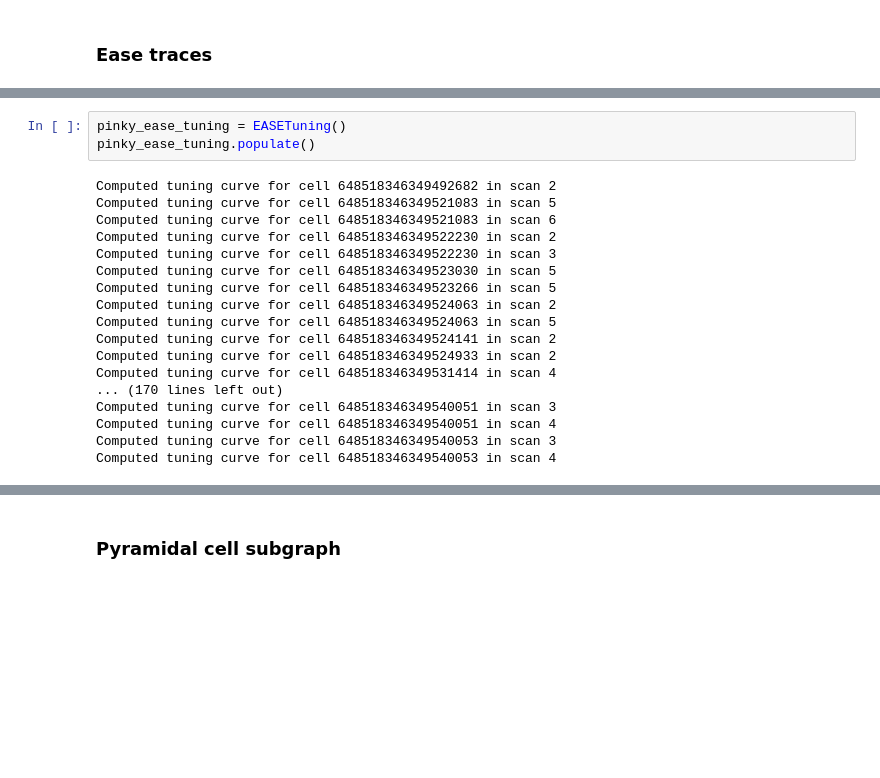
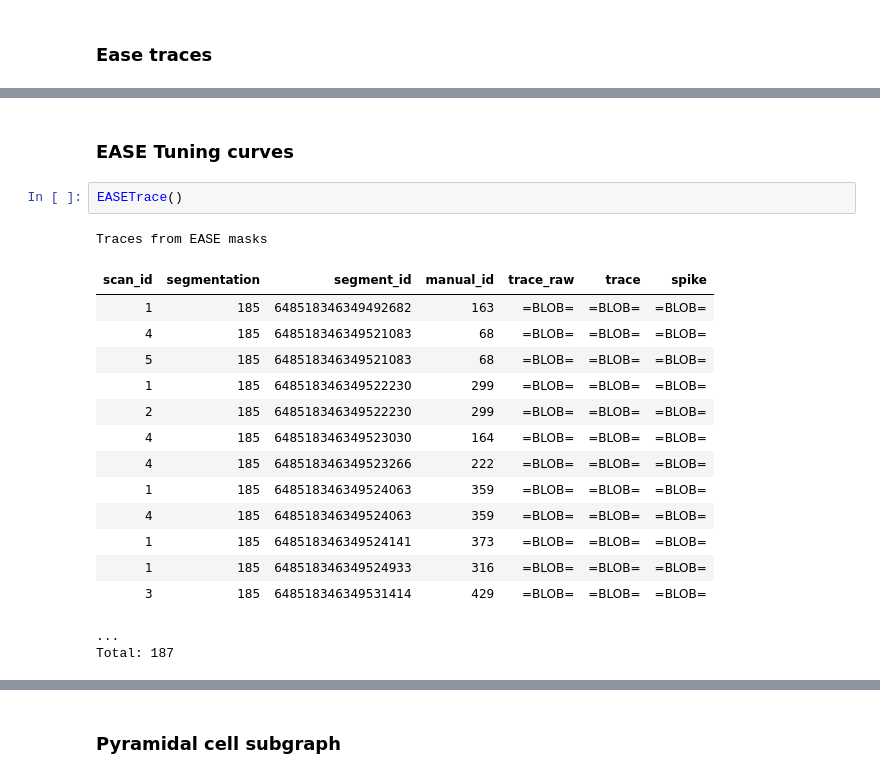
Before and after one commit to seung-lab/datajoint_seung, a Jupyter notebook: pinky_public/python/pinky.ipynb, the cells around one changed output, grey strips where cells are left out. Saved outputs shown, nothing was run; the diff lists cells and outputs as text; blank space fills up the shorter version.

```diff
--- a/pinky_public/python/pinky.ipynb
+++ b/pinky_public/python/pinky.ipynb
@@ -668,23 +619,23 @@ Traces from EASE masks
 ...
 Total: 187
-# %%
-pinky_ease_tuning = EASETuning()
-pinky_ease_tuning.populate()
-# %% [output]
-Computed tuning curve for cell 648518346349492682 in scan 2
-Computed tuning curve for cell 648518346349521083 in scan 5
-Computed tuning curve for cell 648518346349521083 in scan 6
-Computed tuning curve for cell 648518346349522230 in scan 2
-Computed tuning curve for cell 648518346349522230 in scan 3
-Computed tuning curve for cell 648518346349523030 in scan 5
-Computed tuning curve for cell 648518346349523266 in scan 5
-Computed tuning curve for cell 648518346349524063 in scan 2
-Computed tuning curve for cell 648518346349524063 in scan 5
-Computed tuning curve for cell 648518346349524141 in scan 2
-Computed tuning curve for cell 648518346349524933 in scan 2
-Computed tuning curve for cell 648518346349531414 in scan 4
-... (170 lines left out)
-Computed tuning curve for cell 648518346349540051 in scan 3
-Computed tuning curve for cell 648518346349540051 in scan 4
-Computed tuning curve for cell 648518346349540053 in scan 3
-Computed tuning curve for cell 648518346349540053 in scan 4
+# %% [markdown]
+### EASE Tuning curves
+# %%
+EASETrace()
+# %% [output]
+Traces from EASE masks
+| scan_id | segmentation | segment_id | manual_id | trace_raw | trace | spike |
+| 1 | 185 | 648518346349492682 | 163 | =BLOB= | =BLOB= | =BLOB= |
+| 4 | 185 | 648518346349521083 | 68 | =BLOB= | =BLOB= | =BLOB= |
+| 5 | 185 | 648518346349521083 | 68 | =BLOB= | =BLOB= | =BLOB= |
+| 1 | 185 | 648518346349522230 | 299 | =BLOB= | =BLOB= | =BLOB= |
+| 2 | 185 | 648518346349522230 | 299 | =BLOB= | =BLOB= | =BLOB= |
+| 4 | 185 | 648518346349523030 | 164 | =BLOB= | =BLOB= | =BLOB= |
+| 4 | 185 | 648518346349523266 | 222 | =BLOB= | =BLOB= | =BLOB= |
+| 1 | 185 | 648518346349524063 | 359 | =BLOB= | =BLOB= | =BLOB= |
+| 4 | 185 | 648518346349524063 | 359 | =BLOB= | =BLOB= | =BLOB= |
+| 1 | 185 | 648518346349524141 | 373 | =BLOB= | =BLOB= | =BLOB= |
+| 1 | 185 | 648518346349524933 | 316 | =BLOB= | =BLOB= | =BLOB= |
+| 3 | 185 | 648518346349531414 | 429 | =BLOB= | =BLOB= | =BLOB= |
+...
+Total: 187
```
Also changed, not shown: parts of 21 cells of this notebook, 1 other file.
